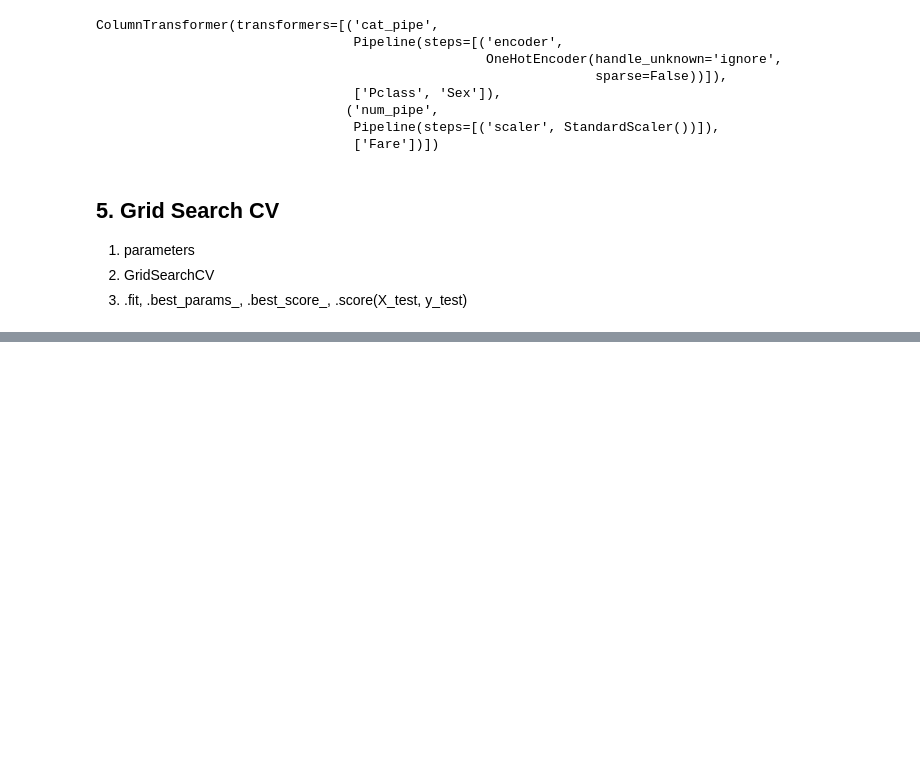
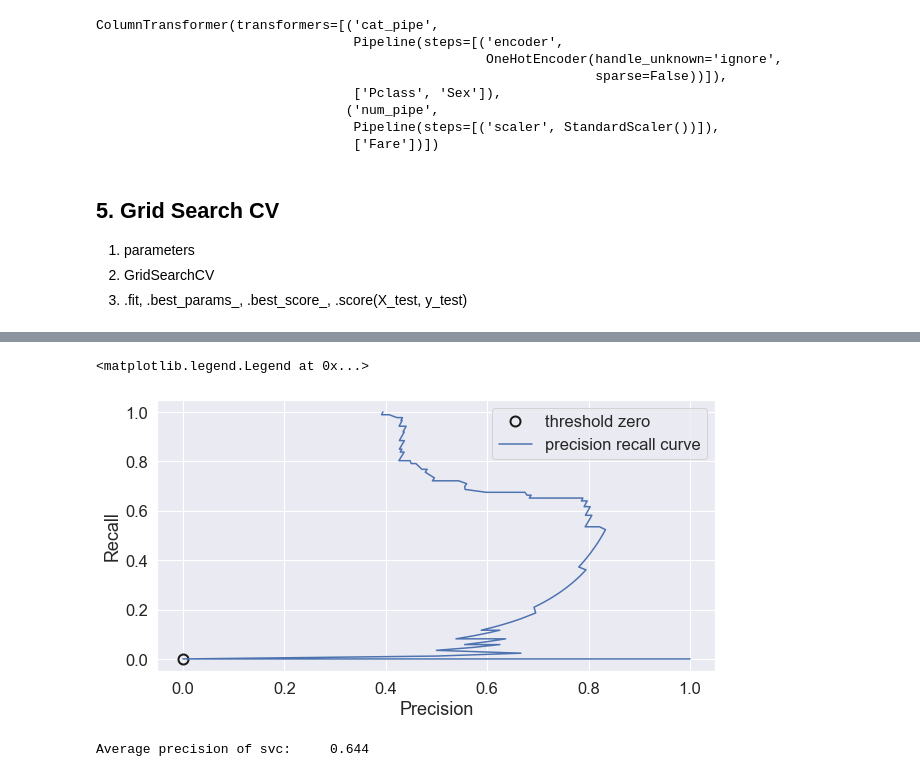
Before and after one commit to royceto/taitanic, a Jupyter notebook: 8_new_pipeline.ipynb, the cells around one changed output, grey strips where cells are left out. Cells and saved outputs as stored; diff of their text form; code cells hidden in the pictures; blank space fills up the shorter version.

```diff
--- a/8_new_pipeline.ipynb
+++ b/8_new_pipeline.ipynb
@@ -192,0 +255,8 @@ Best params:
+# %%
+X_train_fit_trans = preprocessor.fit_transform(X_train)
+X_test_fit_trans = preprocessor.fit_transform(X_test)
+# %%
+svc = SVC(C=100, gamma=0.1)
+svc.fit(X_train_fit_trans, np.ravel(y_train))
+pred_svc = svc.predict(X_test_fit_trans)
+confusion_svc = confusion_matrix(y_test, pred_svc)
@@ -192,0 +283,34 @@ Best params:
+# %%
+plt.figure(figsize=(10,5))
+sns.set(font_scale=1.5)
+
+precision, recall, thresholds = precision_recall_curve(y_test, svc.decision_function(X_test_fit_trans))
+
+close_zero = np.argmin(np.abs(thresholds))
+
+plt.plot(
+    precision[close_zero],
+    recall[close_zero],
+    "o",
+    markersize=10,
+    label="threshold zero",
+    fillstyle="none",
+    c="k",
+    mew=2
+)
+
+plt.plot(precision, recall, label="precision recall curve")
+
+plt.xlabel("Precision")
+plt.ylabel("Recall")
+plt.legend(loc="best")
+# %% [output]
+<matplotlib.legend.Legend at 0x...>
+[figure, added]
+# %%
+ap_svc = average_precision_score(y_test, svc.decision_function(X_test_fit_trans))
+print(
+    "Average precision of svc:     {:.3f}".format(ap_svc)
+)
+# %% [output]
+Average precision of svc:     0.644
```
Also changed, not shown: parts of 15 cells of this notebook.
